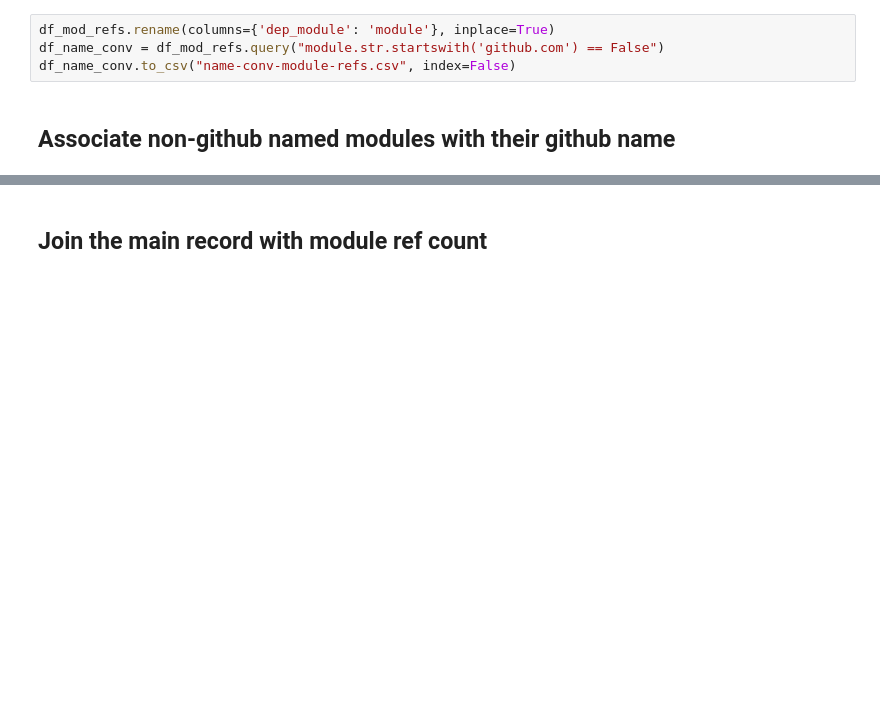
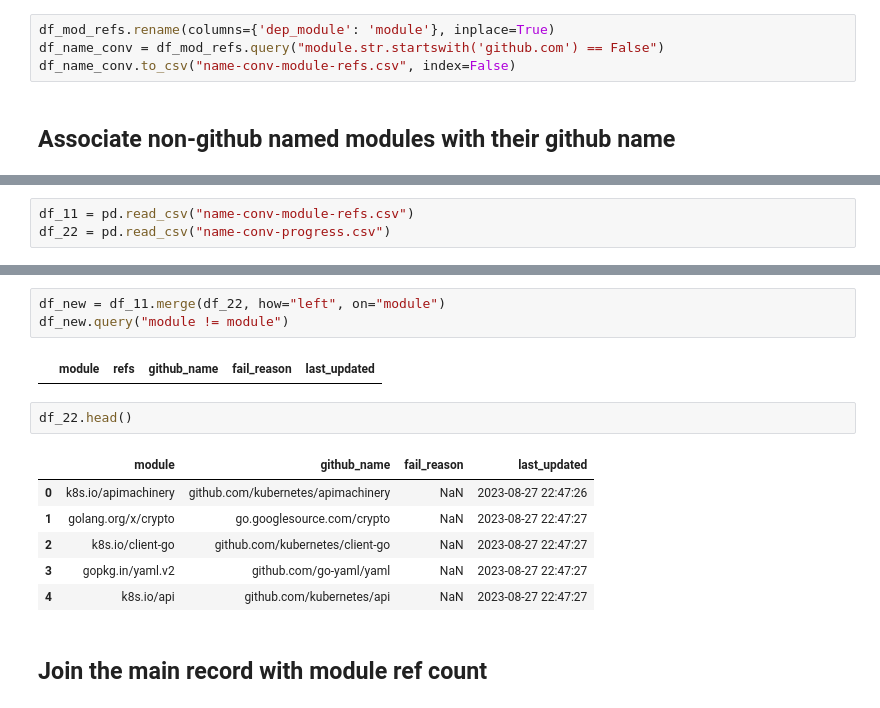
Before and after one commit to schnell18/play-data-science, a Jupyter notebook: msr-golang/etl.ipynb, the cells around one changed output, grey strips where cells are left out. Drawn from its saved outputs; the diff is of its cells as text; blank space fills up the shorter version.

Commit message:
Record name conv fail reason

```diff
--- a/msr-golang/etl.ipynb
+++ b/msr-golang/etl.ipynb
@@ -117,0 +137,3 @@ convert_names("name-conv-module-refs.csv", progress_file="name-conv-progress.csv
+# %%
+df_11 = pd.read_csv("name-conv-module-refs.csv")
+df_22 = pd.read_csv("name-conv-progress.csv")
@@ -118,3 +149,17 @@ convert_names("name-conv-module-refs.csv", progress_file="name-conv-progress.csv
+# %%
+df_new = df_11.merge(df_22, how="left", on="module")
+df_new.query("module != module")
+# %% [output]
+|  | module | refs | github_name | fail_reason | last_updated |
+# %%
+df_22.head()
+# %% [output]
+|  | module | github_name | fail_reason | last_updated |
+| 0 | k8s.io/apimachinery | github.com/kubernetes/apimachinery | NaN | 2023-08-27 22:47:26 |
+| 1 | golang.org/x/crypto | go.googlesource.com/crypto | NaN | 2023-08-27 22:47:27 |
+| 2 | k8s.io/client-go | github.com/kubernetes/client-go | NaN | 2023-08-27 22:47:27 |
+| 3 | gopkg.in/yaml.v2 | github.com/go-yaml/yaml | NaN | 2023-08-27 22:47:27 |
+| 4 | k8s.io/api | github.com/kubernetes/api | NaN | 2023-08-27 22:47:27 |
 # %% [markdown]
 ## Join the main record with module ref count
 # %%
```
Also changed, not shown: parts of 3 cells of this notebook, 2 other files.
